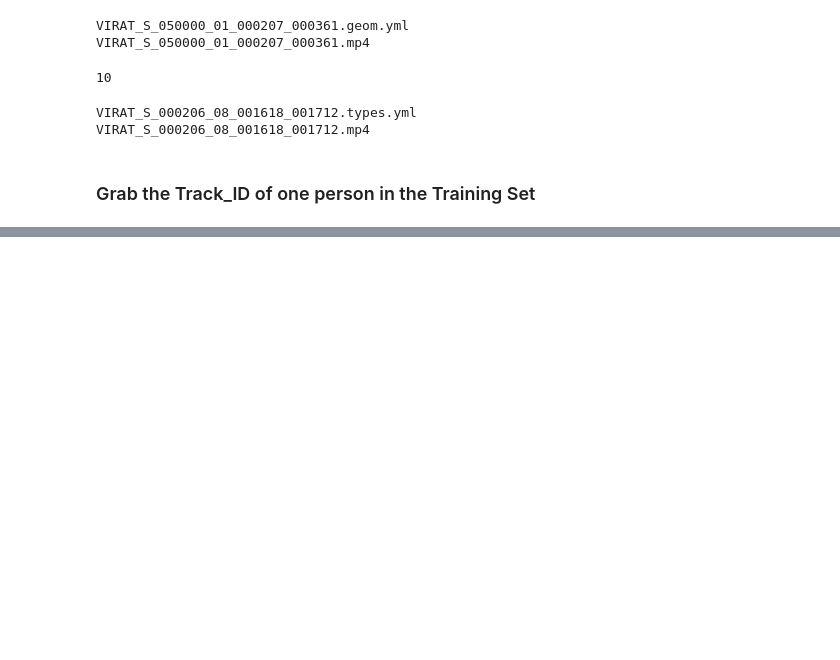
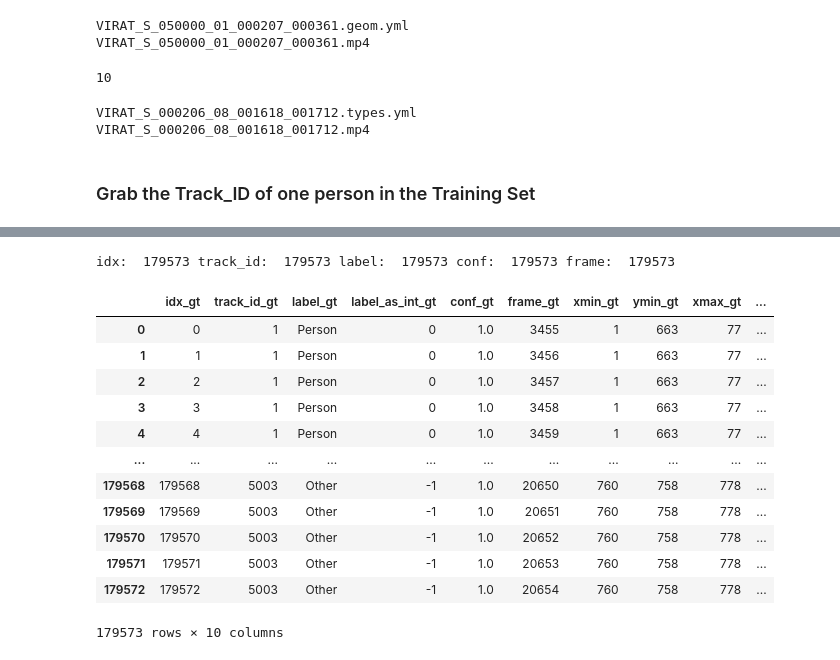
Before and after one commit to DawdlingDaedalus/VIRAT, a Jupyter notebook: analysis/8-YOLOv8_Training_on_Custom_Dataset.ipynb, the cells around one changed output, grey strips where cells are left out. Drawn from its saved outputs; the diff is of its cells as text; code cells hidden in the pictures; blank space fills up the shorter version.

```diff
--- a/analysis/8-YOLOv8_Training_on_Custom_Dataset.ipynb
+++ b/analysis/8-YOLOv8_Training_on_Custom_Dataset.ipynb
@@ -147,0 +155,72 @@ with open(types_path, 'r') as file:
+# %%
+# Turns the geom.yml and types.yml files into a single dataframe
+
+detections = []  # all detections
+id0 = []  # unique detection index
+id1 = []  # track_id
+ts0 = []  # frame
+labels = []  # string class labels
+labels_ints = []  # integer class labels
+confs = []
+xmin, ymin, xmax, ymax = [], [], [], []
+
+for i in geom:
+  try:
+    if i['geom']['ts0'] is not None:  # populates detections data from geom file
+      detections.append(i)
+      id0.append(i['geom']['id0'])
+      id1.append(i['geom']['id1'])
+      ts0.append(i['geom']['ts0'])
+      bb = i['geom']['g0'].split(' ')
+      xmin.append(int(bb[0]))
+      ymin.append(int(bb[1]))
+      xmax.append(int(bb[2]))
+      ymax.append(int(bb[3]))
+
+      for j in types:
+        try:
+          if j['types']['id1'] == id1[-1]:  # pulls labels and confidences (by track id --> 'id1') from types.yaml file
+            label, conf = next(iter(j['types']['cset3'].items()))
+            confs.append(conf)
+            labels.append(label)
+            # also save labels as ints for comparison with YOLOv8 Predictions later on
+            if label == 'Person':
+              labels_ints.append(0)
+            elif label == 'Bike':
+              labels_ints.append(1)
+            elif label == 'Vehicle':
+              labels_ints.append(2)
+            else:
+              labels_ints.append(-1)
+        except:
+          pass
+  except:
+    pass
+
+print('idx: ', len(idx),
+      'track_id: ', len(track_id),
+      'label: ', len(labels),
+      'conf: ', len(confs),
+      'frame: ', len(frame))  # sanity check
+
+
+gt = {'idx_gt': id0, 'track_id_gt': id1, 'label_gt': labels,
+      'label_as_int_gt': labels_ints, 'conf_gt': confs, 'frame_gt': ts0,
+      'xmin_gt': xmin, 'ymin_gt': ymin, 'xmax_gt': xmax, 'ymax_gt': ymax}
+df_gt = pd.DataFrame(gt)
+df_gt
+# %% [output]
+idx:  179573 track_id:  179573 label:  179573 conf:  179573 frame:  179573
+|  | idx_gt | track_id_gt | label_gt | label_as_int_gt | conf_gt | frame_gt | xmin_gt | ymin_gt | xmax_gt | ... |
+| 0 | 0 | 1 | Person | 0 | 1.0 | 3455 | 1 | 663 | 77 | ... |
+| 1 | 1 | 1 | Person | 0 | 1.0 | 3456 | 1 | 663 | 77 | ... |
+| 2 | 2 | 1 | Person | 0 | 1.0 | 3457 | 1 | 663 | 77 | ... |
+| 3 | 3 | 1 | Person | 0 | 1.0 | 3458 | 1 | 663 | 77 | ... |
+| 4 | 4 | 1 | Person | 0 | 1.0 | 3459 | 1 | 663 | 77 | ... |
+| ... | ... | ... | ... | ... | ... | ... | ... | ... | ... | ... |
+| 179568 | 179568 | 5003 | Other | -1 | 1.0 | 20650 | 760 | 758 | 778 | ... |
+| 179569 | 179569 | 5003 | Other | -1 | 1.0 | 20651 | 760 | 758 | 778 | ... |
+| 179570 | 179570 | 5003 | Other | -1 | 1.0 | 20652 | 760 | 758 | 778 | ... |
+| 179571 | 179571 | 5003 | Other | -1 | 1.0 | 20653 | 760 | 758 | 778 | ... |
+| 179572 | 179572 | 5003 | Other | -1 | 1.0 | 20654 | 760 | 758 | 778 | ... |
+179573 rows × 10 columns
```
Also changed, not shown: parts of 7 cells of this notebook.
